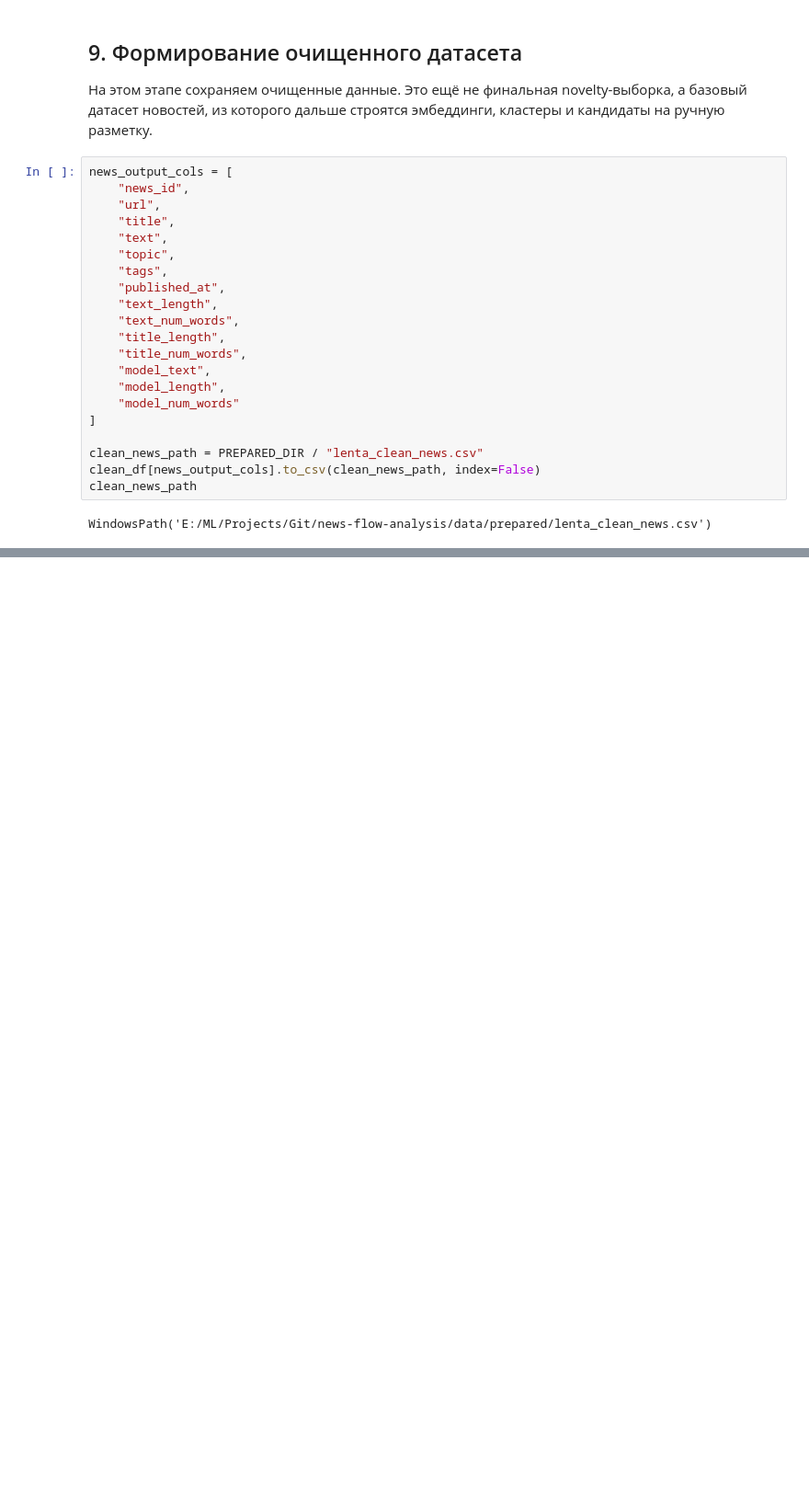
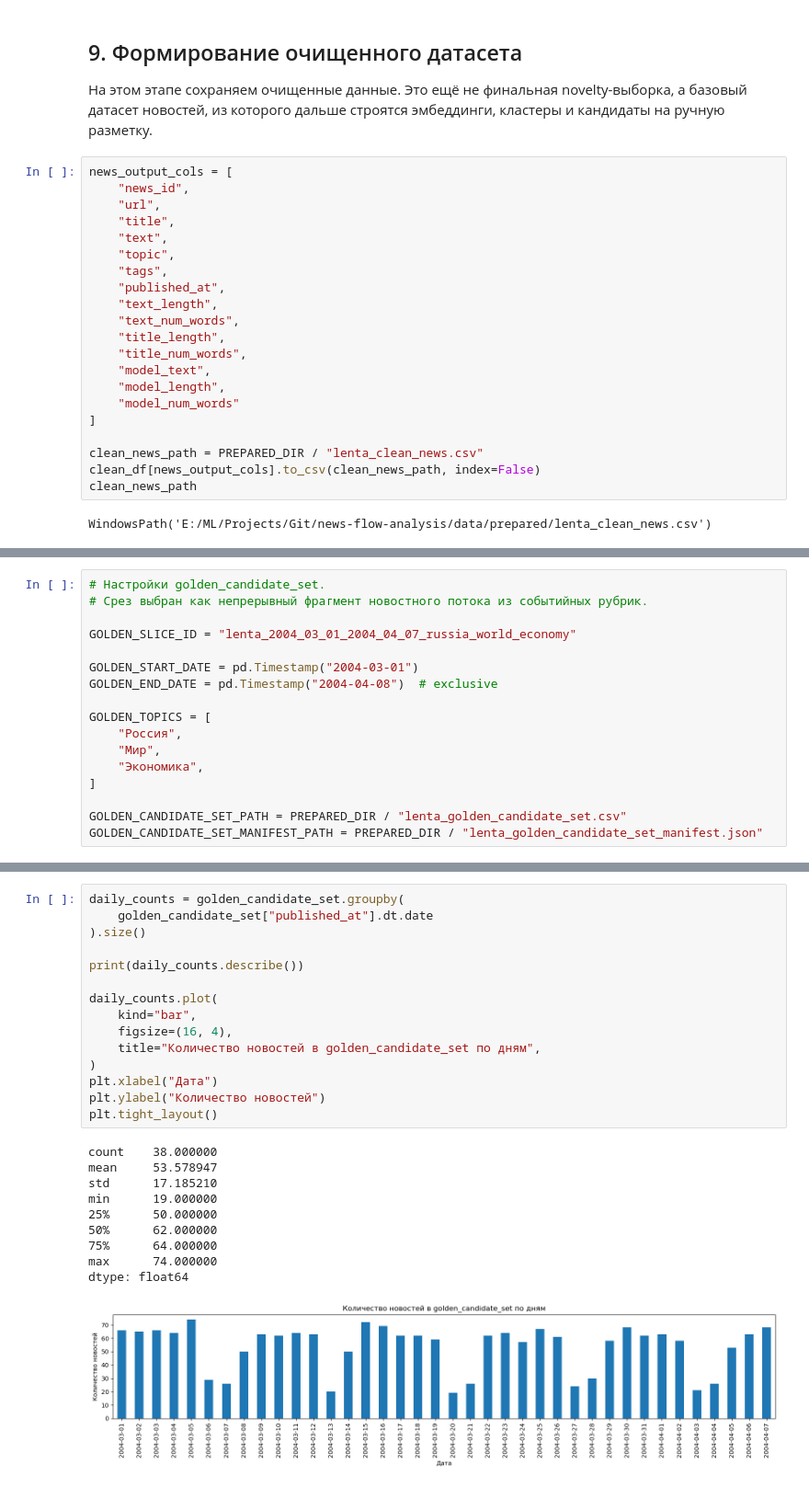
Before and after one commit to Corprus/news-flow-analysis, a Jupyter notebook: notebooks/03_data_analysis_and_dataset_preparation.ipynb, the cells around one changed output, grey strips where cells are left out. Shown at 92% size. Drawn from its saved outputs; the diff is of its cells as text; blank space fills up the shorter version.

```diff
--- a/notebooks/03_data_analysis_and_dataset_preparation.ipynb
+++ b/notebooks/03_data_analysis_and_dataset_preparation.ipynb
@@ -952,0 +766,17 @@ annotation_pool: (2000, 12)
+# %%
+# Настройки golden_candidate_set.
+# Срез выбран как непрерывный фрагмент новостного потока из событийных рубрик.
+
+GOLDEN_SLICE_ID = "lenta_2004_03_01_2004_04_07_russia_world_economy"
+
+GOLDEN_START_DATE = pd.Timestamp("2004-03-01")
+GOLDEN_END_DATE = pd.Timestamp("2004-04-08")  # exclusive
+
+GOLDEN_TOPICS = [
+    "Россия",
+    "Мир",
+    "Экономика",
+]
+
+GOLDEN_CANDIDATE_SET_PATH = PREPARED_DIR / "lenta_golden_candidate_set.csv"
+GOLDEN_CANDIDATE_SET_MANIFEST_PATH = PREPARED_DIR / "lenta_golden_candidate_set_manifest.json"
@@ -952,0 +836,26 @@ annotation_pool: (2000, 12)
+# %%
+daily_counts = golden_candidate_set.groupby(
+    golden_candidate_set["published_at"].dt.date
+).size()
+
+print(daily_counts.describe())
+
+daily_counts.plot(
+    kind="bar",
+    figsize=(16, 4),
+    title="Количество новостей в golden_candidate_set по дням",
+)
+plt.xlabel("Дата")
+plt.ylabel("Количество новостей")
+plt.tight_layout()
+# %% [output]
+count    38.000000
+mean     53.578947
+std      17.185210
+min      19.000000
+25%      50.000000
+50%      62.000000
+75%      64.000000
+max      74.000000
+dtype: float64
+[figure, added]
```
Also changed, not shown: parts of 47 cells of this notebook, 1 other file.
